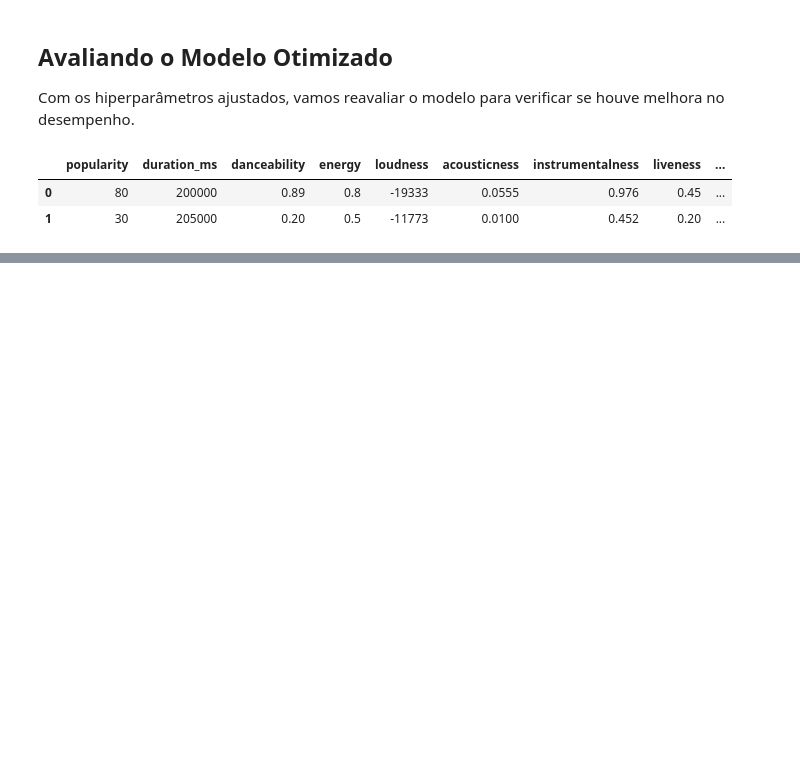
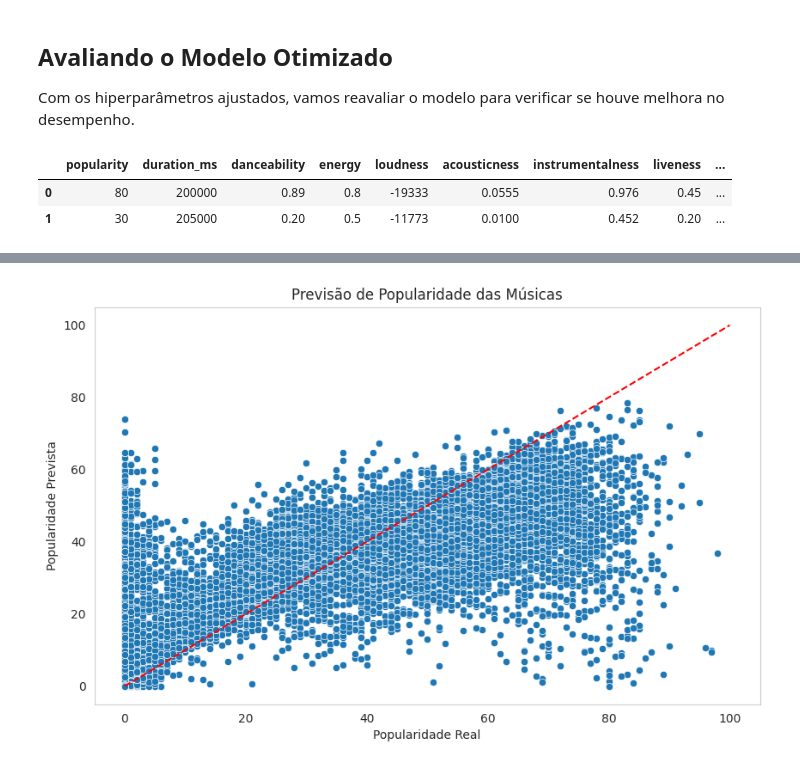
Before and after one commit to ferropng/Classificacao-de-musicas-do-Spotify, a Jupyter notebook: Classificação_de_músicas_do_Spotify.ipynb, the cells around one changed output, grey strips where cells are left out. Cells and saved outputs as stored; diff of their text form; code cells hidden in the pictures; blank space fills up the shorter version.

```diff
--- a/Classificação_de_músicas_do_Spotify.ipynb
+++ b/Classificação_de_músicas_do_Spotify.ipynb
@@ -409,0 +445,24 @@ base_original.head()
+# %%
+!pip install -U scikit-learn
+
+df = df.dropna()
+df = df.select_dtypes(include=['number'])
+
+X = df.drop(columns=['popularity'])
+y = df['popularity']
+
+X_train, X_test, y_train, y_test = train_test_split(X, y, test_size=0.2, random_state=42)
+
+model = RandomForestRegressor(random_state=42)
+model.fit(X_train, y_train)
+
+y_pred = model.predict(X_test)
+
+mae = mean_absolute_error(y_test, y_pred)
+
+rmse = np.sqrt(mean_squared_error(y_test, y_pred))
+r2 = r2_score(y_test, y_pred)
+
+print(f"MAE: {mae:.2f}")
+print(f"RMSE: {rmse:.2f}")
+print(f"R²: {r2:.2f}")
@@ -409,0 +478,11 @@ base_original.head()
+# %%
+plt.figure(figsize=(10,6))
+sns.scatterplot(x=y_test, y=y_pred)
+plt.xlabel("Popularidade Real")
+plt.ylabel("Popularidade Prevista")
+plt.title("Previsão de Popularidade das Músicas")
+plt.plot([0, 100], [0, 100], '--', color='red')
+plt.grid()
+plt.show()
+# %% [output]
+[figure, added]
```
Also changed, not shown: parts of 22 cells of this notebook.
